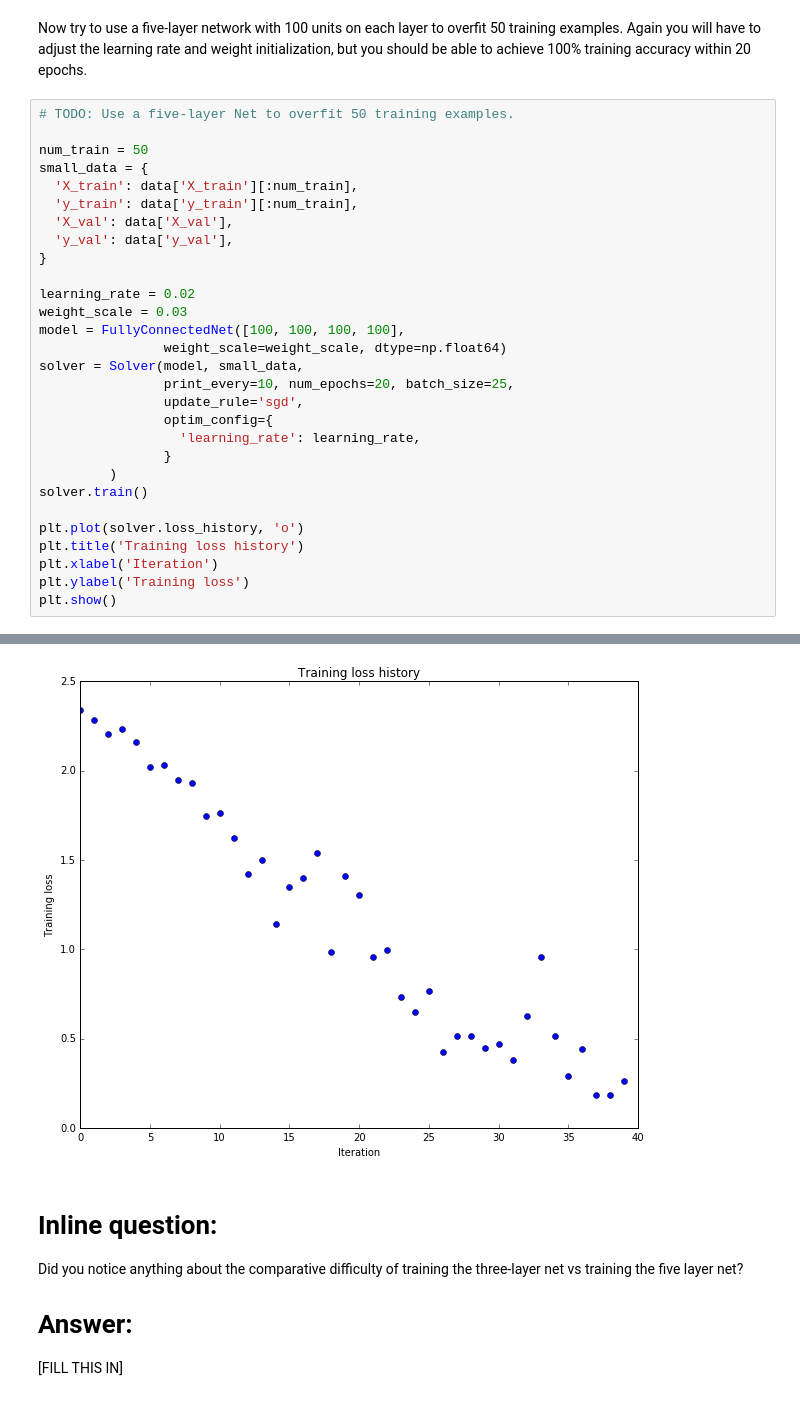
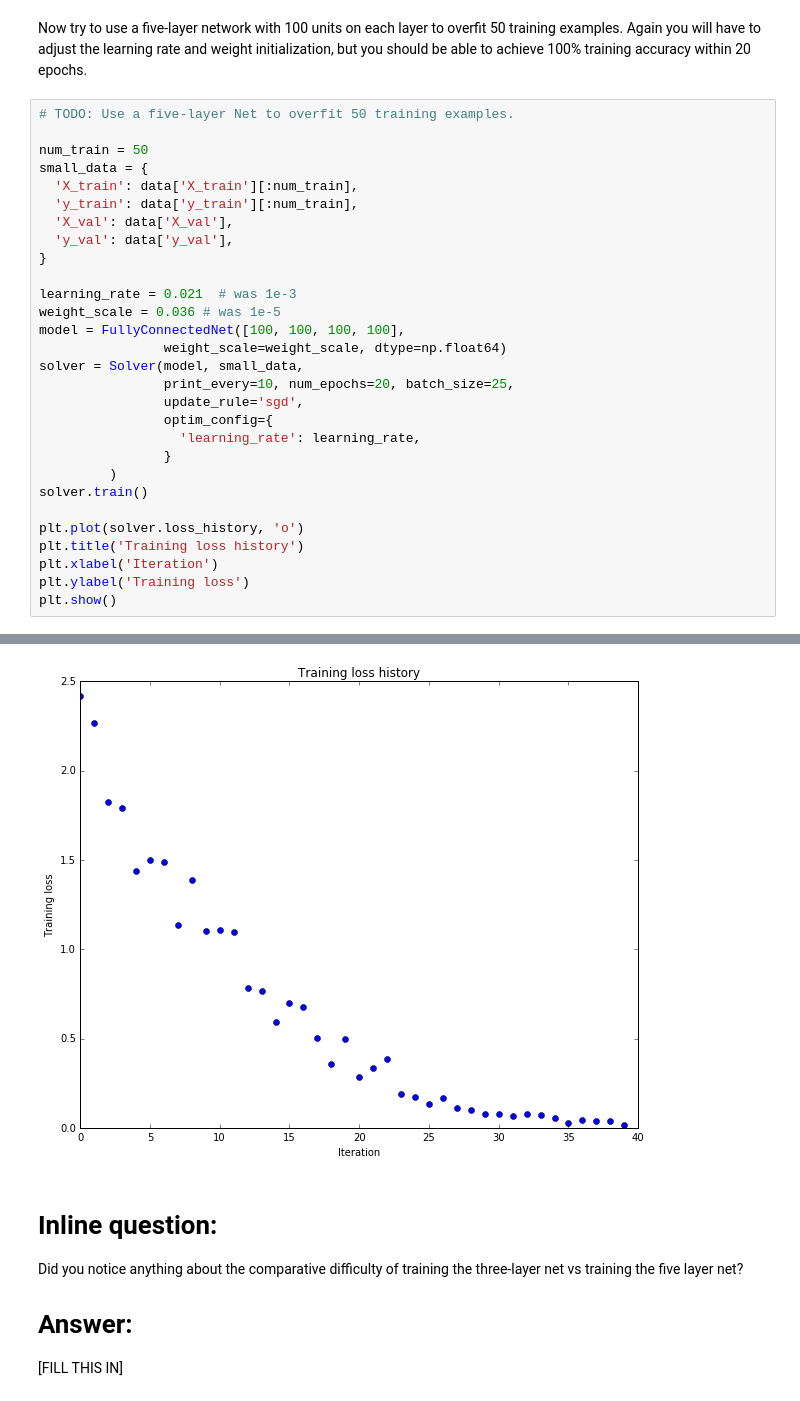
Before and after one commit to TheRevanchist/cs231n, a Jupyter notebook: assignment2/FullyConnectedNets.ipynb, the cells around one changed output, grey strips where cells are left out. Saved outputs shown, nothing was run; the diff lists cells and outputs as text.

```diff
--- a/assignment2/FullyConnectedNets.ipynb
+++ b/assignment2/FullyConnectedNets.ipynb
@@ -466,8 +470,8 @@ small_data = {
   'y_val': data['y_val'],
 }
 
-learning_rate = 0.02
-weight_scale = 0.03
+learning_rate = 0.021  # was 1e-3
+weight_scale = 0.036 # was 1e-5
 model = FullyConnectedNet([100, 100, 100, 100],
                 weight_scale=weight_scale, dtype=np.float64)
 solver = Solver(model, small_data,
@@ -505,4 +509,4 @@ plt.show()
-[figure, old version]
+[figure, new version]
 # %% [markdown]
 # Inline question:
 Did you notice anything about the comparative difficulty of training the three-layer net vs training the five layer net?
```
Also changed, not shown: parts of 16 cells of this notebook, 5 other files.
